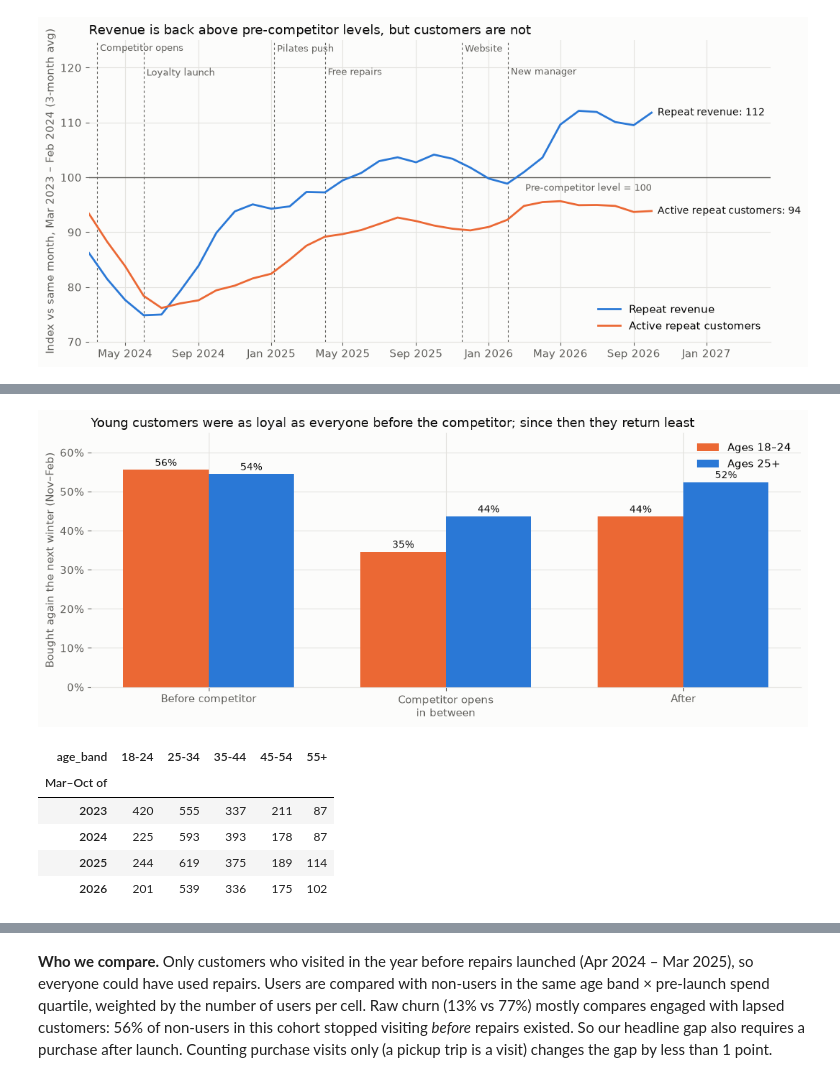
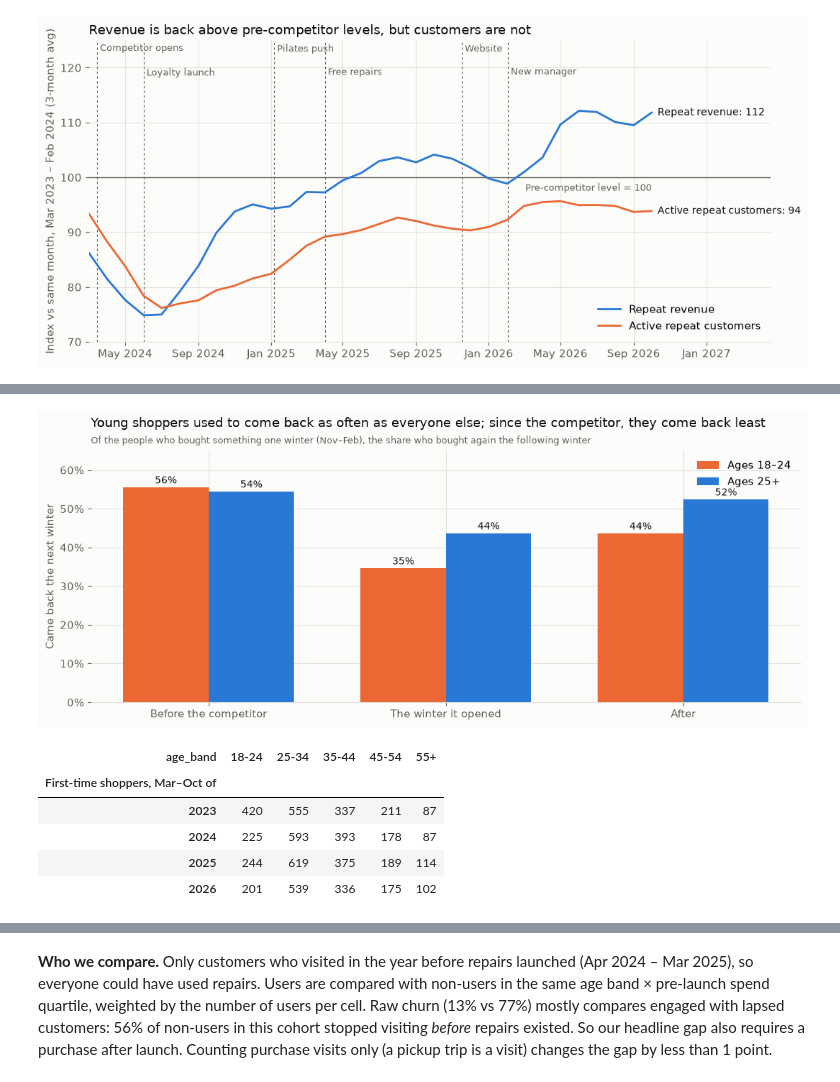
Before and after one commit to rchicoin/DATATHON2026, a Jupyter notebook: summary.ipynb, the cells around one changed output, grey strips where cells are left out. Saved outputs shown, nothing was run; the diff lists cells and outputs as text; code cells hidden in the pictures.

```diff
--- a/summary.ipynb
+++ b/summary.ipynb
@@ -266,41 +273,43 @@ A_WINTERS = [("2022-11-01", "2023-03-01"), ("2023-11-01", "2024-03-01"),
 
 
 def a_active(start, end):
     return set(a_p.loc[(a_p["date"] >= start) & (a_p["date"] < end), "customer_id"])
 
 
 a_ret = {}
 for (s0, e0), (s1, e1), label in zip(A_WINTERS, A_WINTERS[1:],
-                                     ["Before competitor", "Competitor opens\nin between", "After"]):
+                                     ["Before the competitor", "The winter it opened", "After"]):
     base_ids = pd.Series(sorted(a_active(s0, e0)))
     back = base_ids.isin(a_active(s1, e1))
     young = base_ids.map(a_age).eq("18-24").values
     a_ret[label] = {"Ages 18–24": back[young].mean() * 100,
                     "Ages 25+": back[base_ids.map(a_age).isin(A_AGES[1:]).values].mean() * 100}
 a_ret = pd.DataFrame(a_ret).T
 
 fig, ax = plt.subplots(figsize=(11, 4.6))
 a_x = range(len(a_ret))
 for i, (col, colr) in enumerate([("Ages 18–24", ORANGE), ("Ages 25+", BLUE)]):
     xs = [x + (i - 0.5) * 0.36 for x in a_x]
     ax.bar(xs, a_ret[col], 0.36, color=colr, label=col)
     for x, v in zip(xs, a_ret[col]):
         ax.text(x, v + 1, f"{v:.0f}%", ha="center", color=INK, fontsize=10)
 ax.set_xticks(list(a_x), a_ret.index)
 ax.set_ylim(0, 65)
 ax.yaxis.set_major_formatter(mtick.PercentFormatter(decimals=0))
 ax.legend(loc="upper right", frameon=False)
-ax.set_title("Young customers were as loyal as everyone before the competitor; since then they return least",
-             loc="left", color=INK, fontsize=13)
-ax.set_ylabel("Bought again the next winter (Nov–Feb)")
+ax.set_title("Young shoppers used to come back as often as everyone else; since the competitor, they come back least",
+             loc="left", color=INK, fontsize=13, pad=24)
+ax.text(0, 1.02, "Of the people who bought something one winter (Nov–Feb), the share who bought again the following winter",
+        transform=ax.transAxes, color=INK2, fontsize=9.5, va="bottom")
+ax.set_ylabel("Came back the next winter")
 fig.tight_layout()
 plt.show()
 
-a_new[A_AGES].rename_axis("Mar–Oct of").astype(int)
+a_new[A_AGES].rename_axis("First-time shoppers, Mar–Oct of").astype(int)
 # %% [output]
-[figure, old version]
+[figure, new version]
 | age_band | 18-24 | 25-34 | 35-44 | 45-54 | 55+ |
-| Mar–Oct of |  |  |  |  |  |
+| First-time shoppers, Mar–Oct of |  |  |  |  |  |
 | 2023 | 420 | 555 | 337 | 211 | 87 |
 | 2024 | 225 | 593 | 393 | 178 | 87 |
 | 2025 | 244 | 619 | 375 | 189 | 114 |
```
Also changed, not shown: parts of 20 cells of this notebook.
